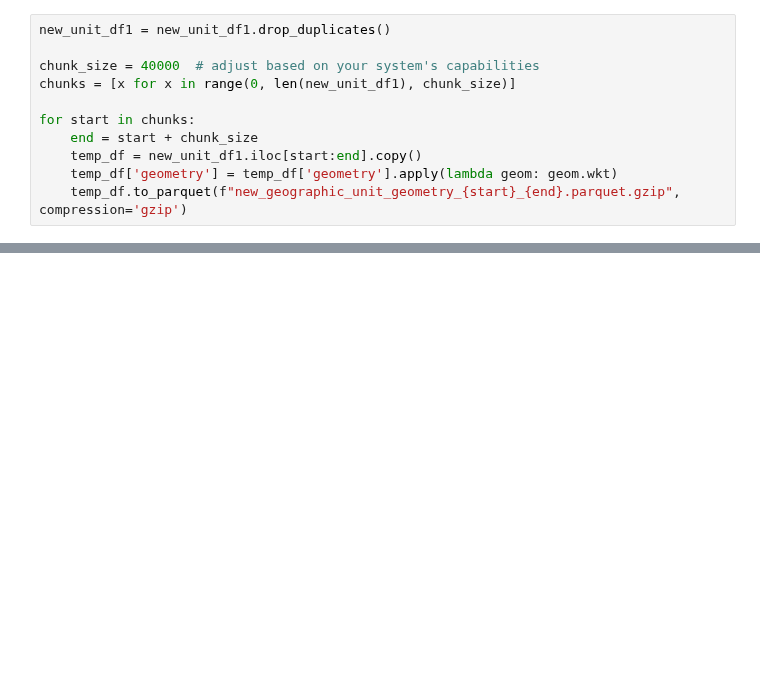
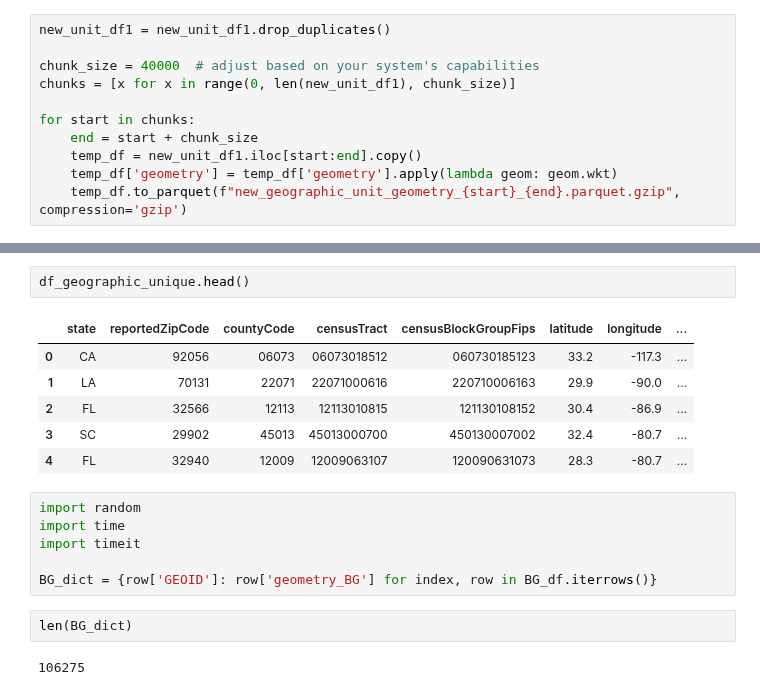
Before and after one commit to LayanKaushik/FloodClaimGeospatialImprovements, a Jupyter notebook: Code/New_geographic_unit_creation_updated (1).ipynb, the cells around one changed output, grey strips where cells are left out. Cells and saved outputs as stored; diff of their text form; blank space fills up the shorter version.

```diff
--- a/Code/New_geographic_unit_creation_updated (1).ipynb
+++ b/Code/New_geographic_unit_creation_updated (1).ipynb
@@ -1257,0 +1319,19 @@ for start in chunks:
+# %%
+df_geographic_unique.head()
+# %% [output]
+|  | state | reportedZipCode | countyCode | censusTract | censusBlockGroupFips | latitude | longitude | ... |
+| 0 | CA | 92056 | 06073 | 06073018512 | 060730185123 | 33.2 | -117.3 | ... |
+| 1 | LA | 70131 | 22071 | 22071000616 | 220710006163 | 29.9 | -90.0 | ... |
+| 2 | FL | 32566 | 12113 | 12113010815 | 121130108152 | 30.4 | -86.9 | ... |
+| 3 | SC | 29902 | 45013 | 45013000700 | 450130007002 | 32.4 | -80.7 | ... |
+| 4 | FL | 32940 | 12009 | 12009063107 | 120090631073 | 28.3 | -80.7 | ... |
+# %%
+import random
+import time
+import timeit
+
+BG_dict = {row['GEOID']: row['geometry_BG'] for index, row in BG_df.iterrows()}
+# %%
+len(BG_dict)
+# %% [output]
+106275
```
Also changed, not shown: parts of 8 cells of this notebook, 1 other file.
